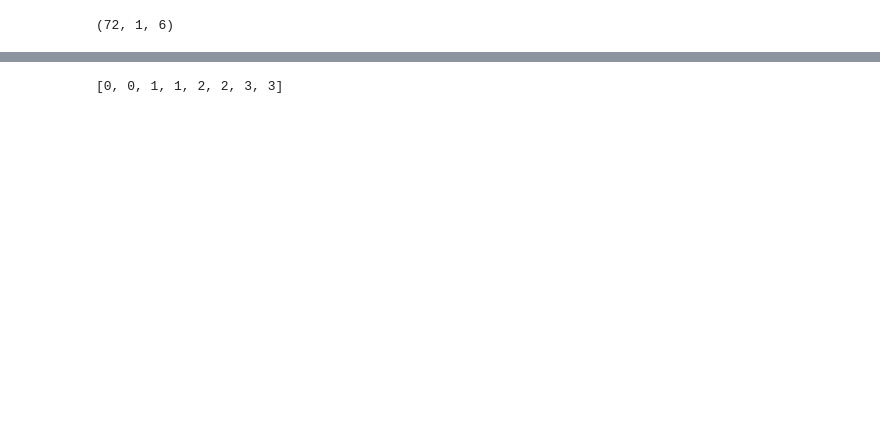
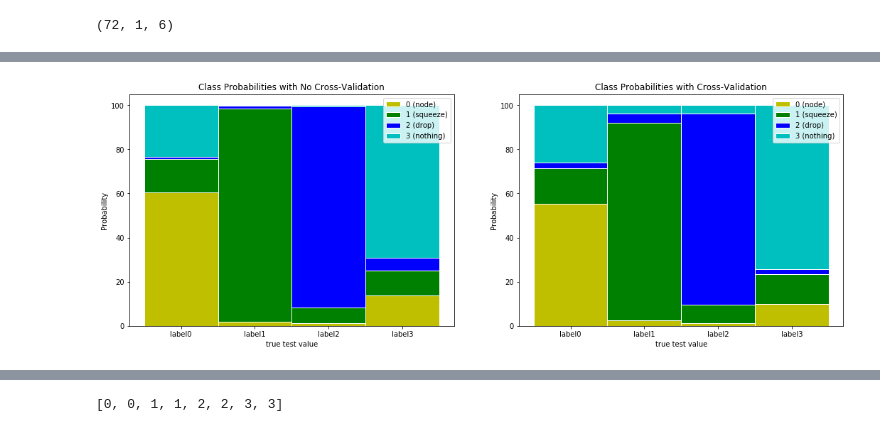
Before and after one commit to yash181/Tensegrity-HRI, a Jupyter notebook: Data_sala/sala Probability.ipynb, the cells around one changed output, grey strips where cells are left out. Cells and saved outputs as stored; diff of their text form; code cells hidden in the pictures; blank space fills up the shorter version.

```diff
--- a/Data_sala/sala Probability.ipynb
+++ b/Data_sala/sala Probability.ipynb
@@ -189,0 +364,82 @@ array([[0.64, 0.08, 0.24, 0.04],
+# %%
+# Feature-engineered data: cross-validation vs. not
+# This compares the classifier when trained on 64 data points and tested on the last 8 vs. when it is trained on
+# the first 32 data points, validated on the next 32 data points, and tested on the last 8
+
+# Feature-engineered data
+x = normalized_featured_data
+x_train, y_train = x[:32], y[:32]
+x_valid, y_valid = x[32:64], y[32:64]
+x_train_valid, y_train_valid = x[:64], y[:64]
+x_test, y_test = x[64:], y[64:]
+
+# Train uncalibrated random forest classifier on whole train and validation data and evaluate on test data
+clf = RandomForestClassifier(n_estimators=1000)
+clf.fit(x_train_valid, y_train_valid)
+clf_probs1 = clf.predict_proba(x_test)
+score = log_loss(y_test, clf_probs)
+
+# Train random forest classifier, calibrate on validation data and evaluate on test data
+clf = RandomForestClassifier(n_estimators=1000)
+clf.fit(x_train, y_train)
+clf_probs2 = clf.predict_proba(x_test)
+sig_clf = CalibratedClassifierCV(clf, method="sigmoid", cv="prefit")
+sig_clf.fit(x_valid, y_valid)
+sig_clf_probs = sig_clf.predict_proba(x_test)
+sig_score = log_loss(y_test, sig_clf_probs)
+
+new_probs1 = add_probs(clf_probs1)
+new_probs2 = add_probs(sig_clf_probs)
+
+N = 4
+label0 = new_probs1[0]
+label1 = new_probs1[1]
+label2 = new_probs1[2]
+label3 = new_probs1[3]
+
+
+# The position of the bars on the x-axis
+r = [0,1,2,3]
+
+# Names of group and bar width
+names = ['label0','label1','label2','label3']
+barWidth = 1
+
+fig= plt.figure(figsize=(18,6))
+
+plt.subplot(1,2,1)
+
+plt.bar(r, label0, color = 'y',edgecolor='white', width=barWidth)
+plt.bar(r, label1, bottom=label0, color='g',edgecolor='white', width=barWidth)
+plt.bar(r, label2, bottom=label1+label0, color='b', edgecolor='white', width=barWidth)
+plt.bar(r, label3, bottom=label2+label1+label0, color = 'c', edgecolor='white', width=barWidth)
+plt.legend(('0 (node)', '1 (squeeze)','2 (drop)','3 (nothing)'))
+
+plt.xticks(r, names)
+plt.xlabel("true test value")
+plt.ylabel('Probability')
+plt.title('Class Probabilities with No Cross-Validation')
+
+# Second subplot
+
+plt.subplot(1, 2, 2)
+
+label0 = new_probs2[0]
+label1 = new_probs2[1]
+label2 = new_probs2[2]
+label3 = new_probs2[3]
+
+plt.bar(r, label0, color = 'y',edgecolor='white', width=barWidth)
+plt.bar(r, label1, bottom=label0, color='g',edgecolor='white', width=barWidth)
+plt.bar(r, label2, bottom=label1+label0, color='b', edgecolor='white', width=barWidth)
+plt.bar(r, label3, bottom=label2+label1+label0, color = 'c', edgecolor='white', width=barWidth)
+plt.legend(('0 (node)', '1 (squeeze)','2 (drop)','3 (nothing)'))
+
+plt.xticks(r, names)
+plt.xlabel("true test value")
+plt.ylabel('Probability')
+plt.title('Class Probabilities with Cross-Validation')
+
+plt.show()
+# %% [output]
+[figure, added]
```
Also changed, not shown: parts of 33 cells of this notebook, 2 other files.
